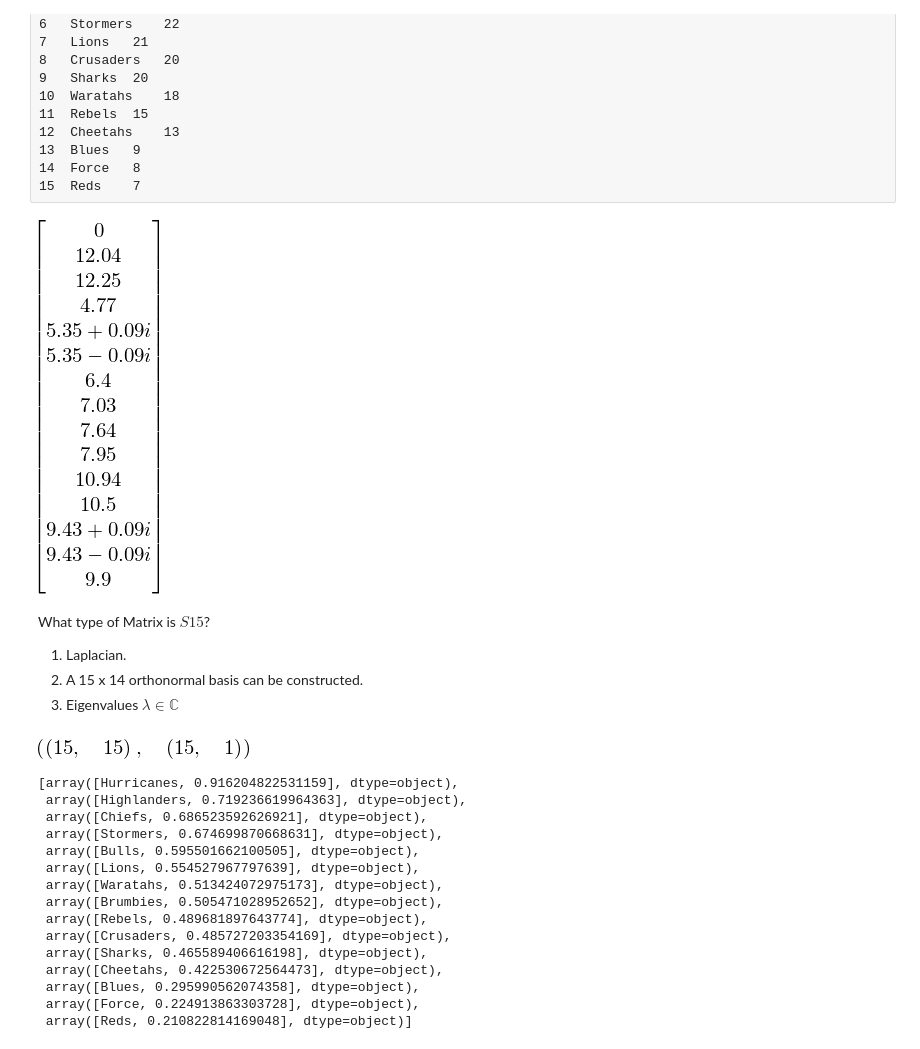
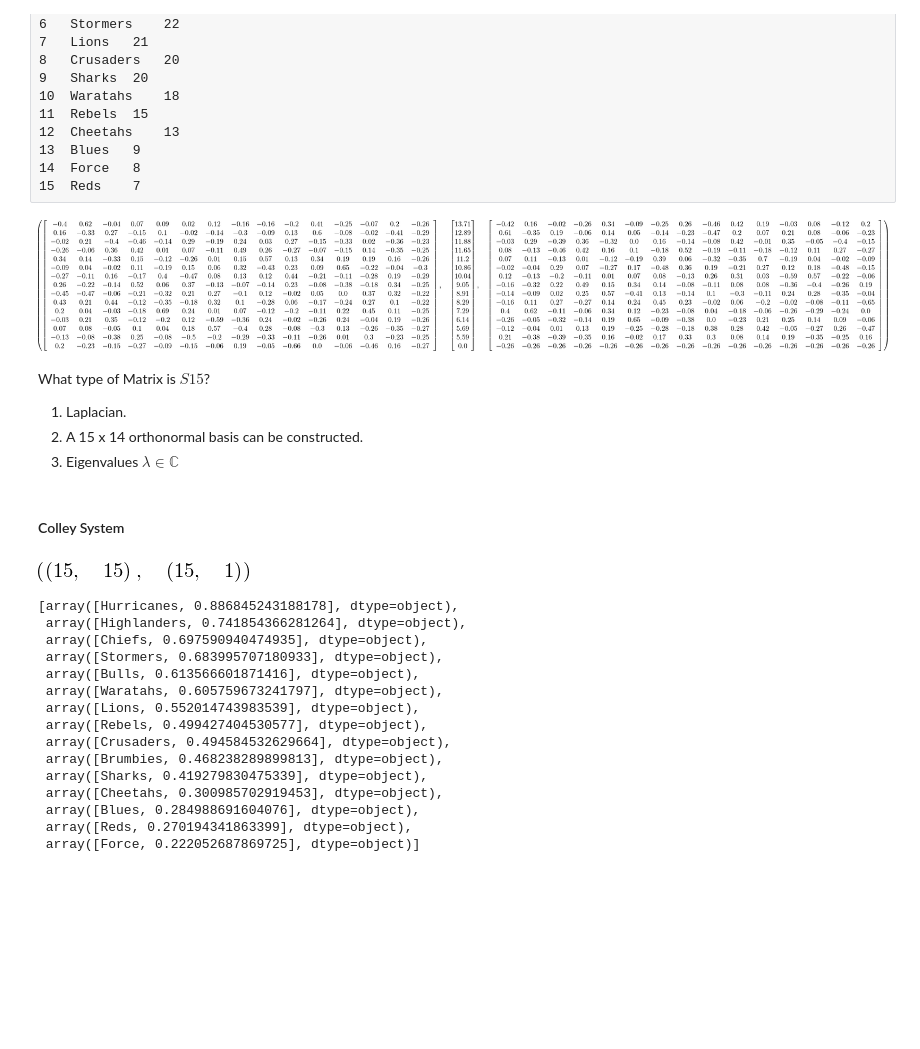
Before and after one commit to hillbs/Differential-Equations-and-Linear-Algebra, a Jupyter notebook: D003x.2 Unit 4.ipynb, the cells around one changed output. Saved outputs shown, nothing was run; the diff lists cells and outputs as text; code cells hidden in the pictures; blank space fills up the shorter version.

```diff
--- a/D003x.2 Unit 4.ipynb
+++ b/D003x.2 Unit 4.ipynb
@@ -198,15 +266,19 @@ TEAM	POINTS
 # %%
 #what about some features of this matrix?
 S15n = np.array(S15)
 S15_orth =la.orth(S15n)
-Matrix(la.eig(S15n)[0].round(2))
+w,v = la.eig(S15n)
+S,D,V = la.svd(S15n)
+Matrix(S.round(2)),Matrix(D.round(2)),Matrix(V.round(2))
 # %% [output]
-[figure, old version]
+[figure, new version]
 # %% [markdown]
 What type of Matrix is $S15$?
 1. Laplacian.
 2. A 15 x 14 orthonormal basis can be constructed.
 3. Eigenvalues $\lambda \in \mathbb{C}$
+# %% [markdown]
+#### Colley System
 # %%
 #Colley Matrix approach
 Results_C = Matrix([[2+4-5],#Crusaders
@@ -232,24 +304,24 @@ shape(S15_Colley), shape(Results_C)
 # %%
 la.lstsq(S15_Colley,Results_C)
 S15_rank_Colley = Matrix([S15_names.T,la.lstsq(S15_Colley,Results_C)[0]])
-Week9_rank_C = list(np.array(S15_rank_Colley.T))
-Week9_rank_C.sort(key=lambda row: row[1:], reverse=True)
+Week10_rank_C = list(np.array(S15_rank_Colley.T))
+Week10_rank_C.sort(key=lambda row: row[1:], reverse=True)
 import pprint
-pprint.pprint(Week9_rank_C)
+pprint.pprint(Week10_rank_C)
 # %% [output]
-[array([Hurricanes, 0.916204822531159], dtype=object),
- array([Highlanders, 0.719236619964363], dtype=object),
- array([Chiefs, 0.686523592626921], dtype=object),
- array([Stormers, 0.674699870668631], dtype=object),
- array([Bulls, 0.595501662100505], dtype=object),
- array([Lions, 0.554527967797639], dtype=object),
- array([Waratahs, 0.513424072975173], dtype=object),
- array([Brumbies, 0.505471028952652], dtype=object),
- array([Rebels, 0.489681897643774], dtype=object),
- array([Crusaders, 0.485727203354169], dtype=object),
- array([Sharks, 0.465589406616198], dtype=object),
- array([Cheetahs, 0.422530672564473], dtype=object),
- array([Blues, 0.295990562074358], dtype=object),
- array([Force, 0.224913863303728], dtype=object),
- array([Reds, 0.210822814169048], dtype=object)]
+[array([Hurricanes, 0.886845243188178], dtype=object),
+ array([Highlanders, 0.741854366281264], dtype=object),
+ array([Chiefs, 0.697590940474935], dtype=object),
+ array([Stormers, 0.683995707180933], dtype=object),
+ array([Bulls, 0.613566601871416], dtype=object),
+ array([Waratahs, 0.605759673241797], dtype=object),
+ array([Lions, 0.552014743983539], dtype=object),
+ array([Rebels, 0.499427404530577], dtype=object),
+ array([Crusaders, 0.494584532629664], dtype=object),
+ array([Brumbies, 0.468238289899813], dtype=object),
+ array([Sharks, 0.419279830475339], dtype=object),
+ array([Cheetahs, 0.300985702919453], dtype=object),
+ array([Blues, 0.284988691604076], dtype=object),
+ array([Reds, 0.270194341863399], dtype=object),
+ array([Force, 0.222052687869725], dtype=object)]
 # %%
```
Also changed, not shown: parts of 11 cells of this notebook.
